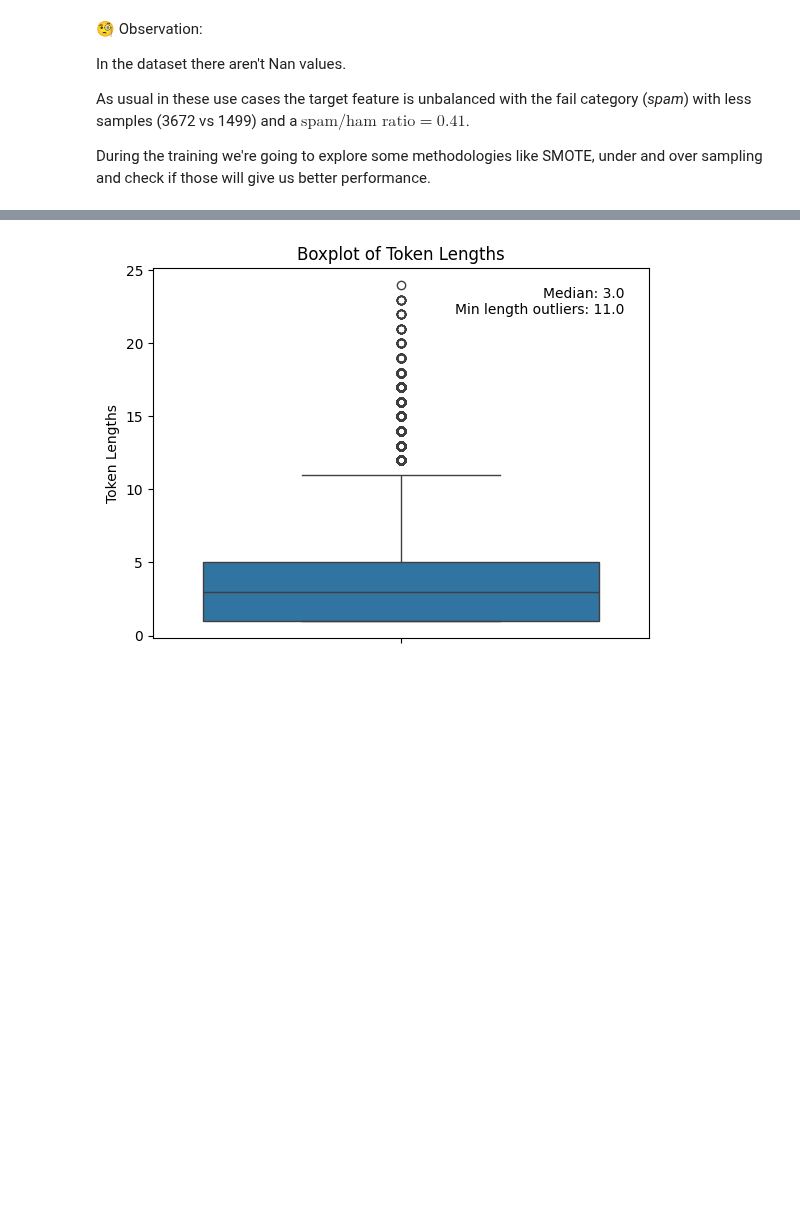
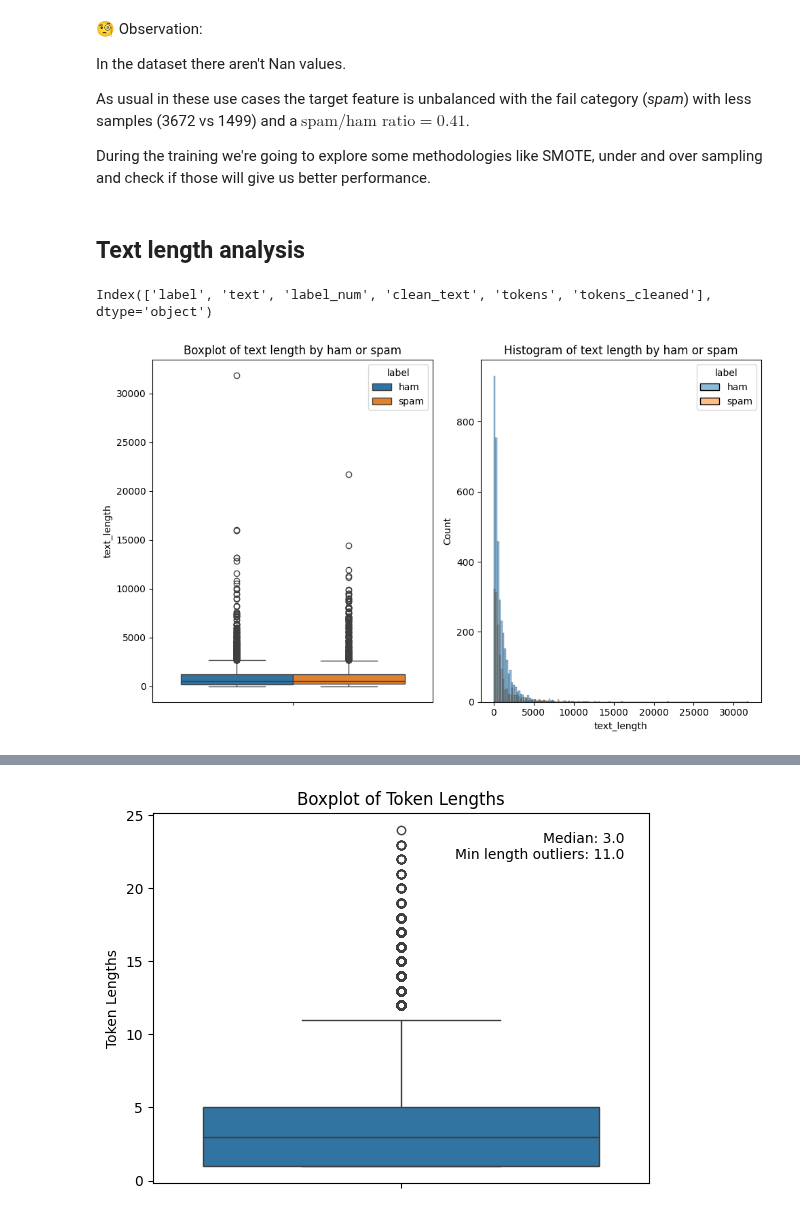
Before and after one commit to mattiacoltro/data-science-portfolio, a Jupyter notebook: [Data Science] spam-detection/spam_detection.ipynb, the cells around one changed output, grey strips where cells are left out. Saved outputs shown, nothing was run; the diff lists cells and outputs as text; code cells hidden in the pictures; blank space fills up the shorter version.

```diff
--- a/[Data Science] spam-detection/spam_detection.ipynb
+++ b/[Data Science] spam-detection/spam_detection.ipynb
@@ -241,0 +333,24 @@ def tokenize_text(text):
+# %% [markdown]
+## Text length analysis
+# %%
+df.columns
+# %% [output]
+Index(['label', 'text', 'label_num', 'clean_text', 'tokens', 'tokens_cleaned'], dtype='object')
+# %%
+text_df = df[['label', 'clean_text']].copy()
+text_df["text_length"] = text_df["clean_text"].str.len()
+
+plt.figure(figsize=(10, 6))
+
+
+plt.subplot(1, 2, 1)
+sns.boxplot(y="text_length", data=text_df, hue="label", hue_order=["ham", "spam"])
+plt.title("Boxplot of text length by ham or spam")
+
+plt.subplot(1, 2, 2)
+sns.histplot(x="text_length", data=text_df, hue="label", hue_order=["ham", "spam"])
+plt.title("Histogram of text length by ham or spam")
+plt.tight_layout()
+plt.show()
+# %% [output]
+[figure, added]
```
Also changed, not shown: parts of 59 cells of this notebook.
